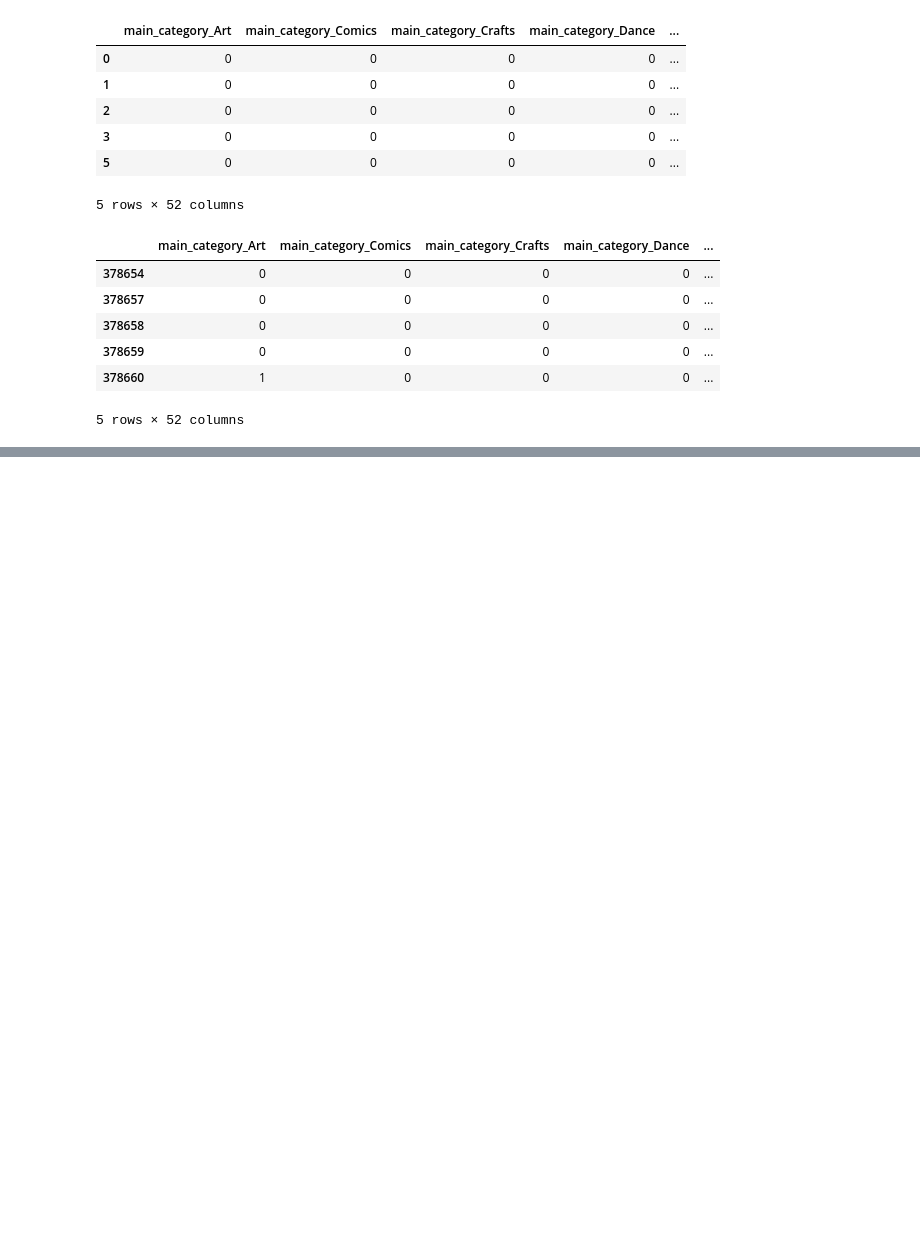
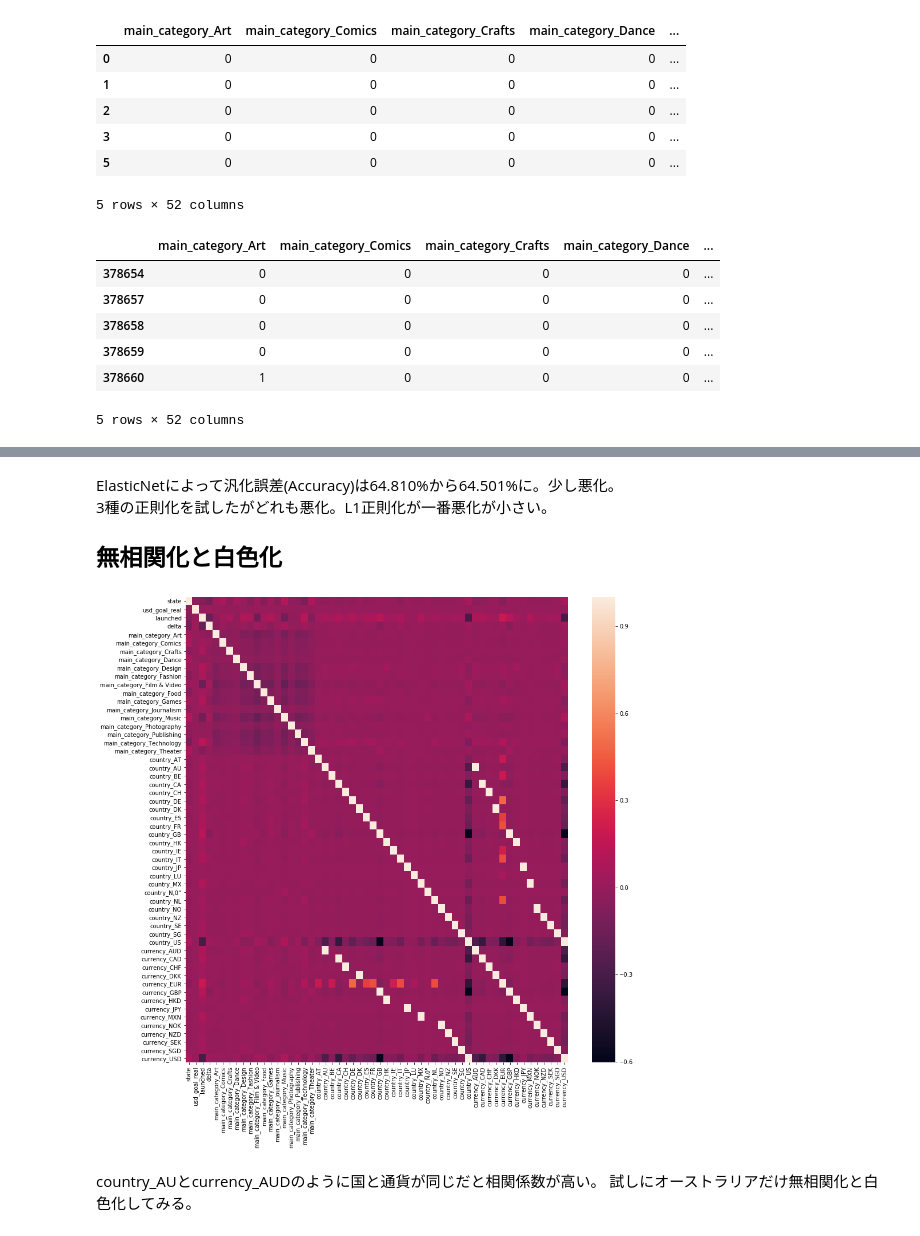
Before and after one commit to swatanabeKy5/skillupAI_MLDL_Homework, a Jupyter notebook: Day2_work_渡邉颯一郎.ipynb, the cells around one changed output, grey strips where cells are left out. Drawn from its saved outputs; the diff is of its cells as text; code cells hidden in the pictures; blank space fills up the shorter version.

```diff
--- a/Day2_work_渡邉颯一郎.ipynb
+++ b/Day2_work_渡邉颯一郎.ipynb
@@ -374,0 +606,15 @@ print('F1値（F1-score） = {:.3f}%'.format(100 * f1_score[0]))
+# %% [markdown]
+ElasticNetによって汎化誤差(Accuracy)は64.810%から64.501%に。少し悪化。
+3種の正則化を試したがどれも悪化。L1正則化が一番悪化が小さい。
+## 無相関化と白色化
+# %%
+df_ks.corr()
+plt.figure(figsize=(15, 15))
+sns.heatmap(df_ks.corr())
+plt.savefig('kickstarter_project/seaborn_heatmap_big.png')
+plt.show()
+# %% [output]
+[figure, added]
+# %% [markdown]
+country_AUとcurrency_AUDのように国と通貨が同じだと相関係数が高い。
+試しにオーストラリアだけ無相関化と白色化してみる。
```
Also changed, not shown: parts of 40 cells of this notebook, 8 other files.
